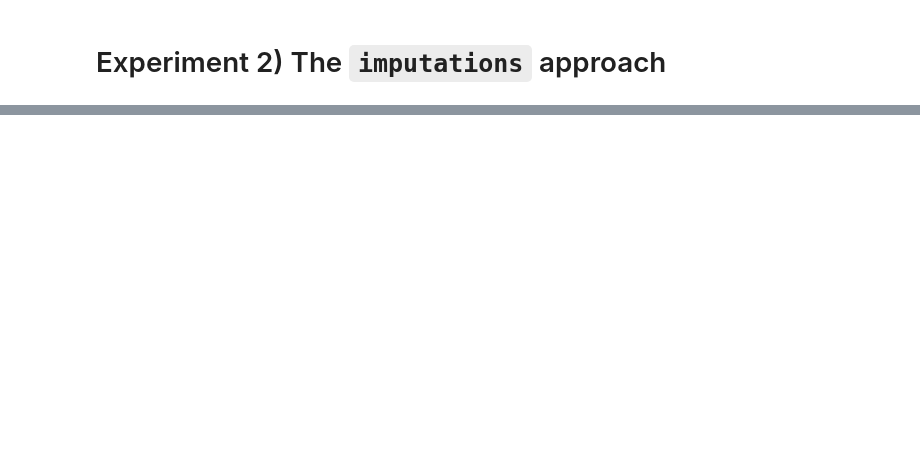
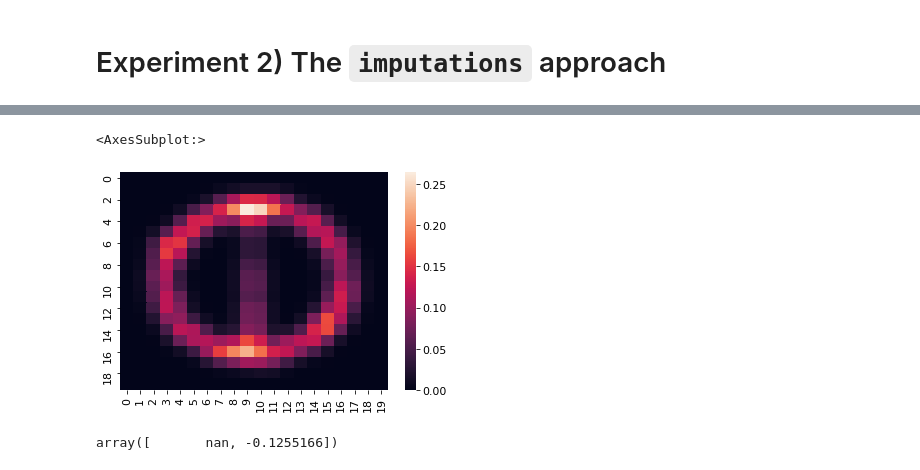
Before and after one commit to matiasdm/notes_on_stats, a Jupyter notebook: doc/sections/3_benchmarking.ipynb, the cells around one changed output, grey strips where cells are left out. Drawn from its saved outputs; the diff is of its cells as text; code cells hidden in the pictures; blank space fills up the shorter version.

```diff
--- a/doc/sections/3_benchmarking.ipynb
+++ b/doc/sections/3_benchmarking.ipynb
@@ -464,0 +258,22 @@ hat_f /= hat_f.sum()
+# %%
+# Dataset default parameters
+DATASET_NAME = 'circles'
+NUM_SAMPLES = 1000
+IMBALANCE_RATIO = .5
+
+# Missingness default parameters
+MISSINGNESS_PATTERN = 5
+MAX_TRY_MISSSINGNESS = 100
+RATIO_OF_MISSING_VALUES = .2
+RATIO_MISSING_PER_CLASS = [.1, .3]
+
+# pdf estimation default parameters
+RESOLUTION = 20
+BANDWIDTH = .2
+
+# Classification default parameters
+PROPORTION_TRAIN = .8
+
+# Machine parameters
+EPSILON = np.finfo(float).eps
+RANDOM_STATE = 105
@@ -464,0 +333,20 @@ hat_f /= hat_f.sum()
+# %%
+# Create the experiments
+exp = Experiments(dataset_name,
+                  dataset_train=dataset_train,
+                  dataset_test=dataset_test,
+                  purpose='classification',
+                  method='custom_imputations',
+                  inference_imputation=False,
+                  previous_experiment=None,
+                  save_experiment=False,
+                  verbosity=1,
+                  debug=False,
+                  proportion_train=PROPORTION_TRAIN,
+                  resolution=RESOLUTION,
+                  bandwidth=BANDWIDTH,
+                  random_state=RANDOM_STATE)
+
+
+# Estimate the distributions
+exp.fit()
@@ -464,0 +376,5 @@ hat_f /= hat_f.sum()
+# %%
+sns.heatmap(exp.dist_neg.f)
+# %% [output]
+<AxesSubplot:>
+[figure, added]
@@ -464,0 +387,4 @@ hat_f /= hat_f.sum()
+# %%
+self = exp
+# %% [output]
+array([       nan, -0.1255166])
```
Also changed, not shown: parts of 27 cells of this notebook, 6 other files.
